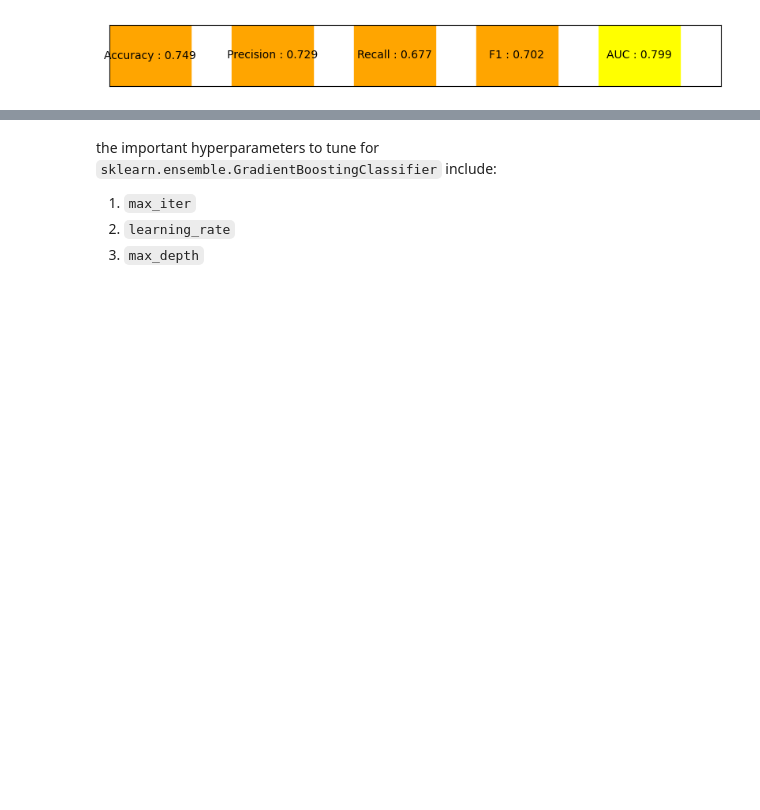
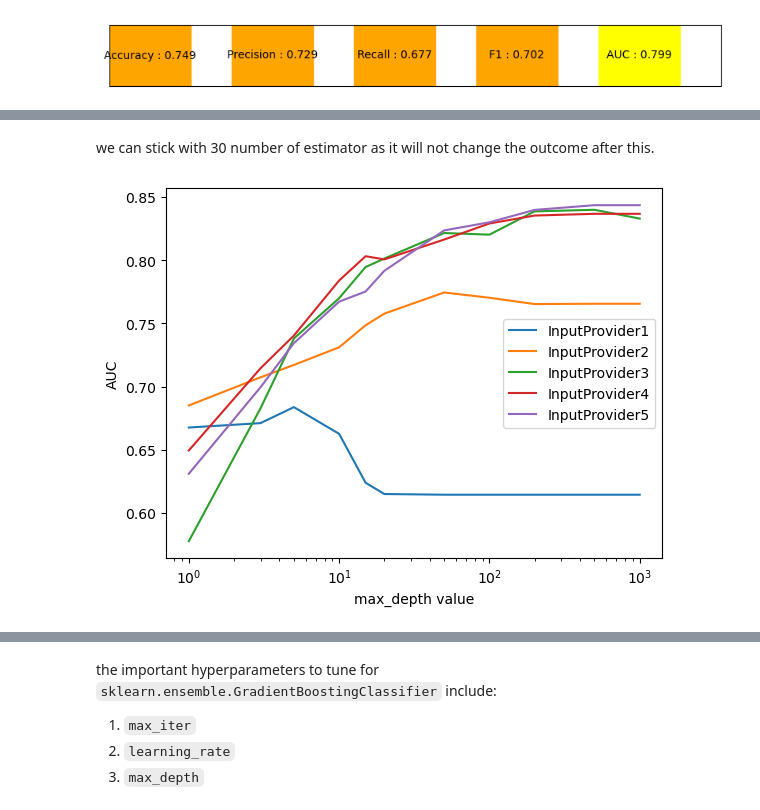
Before and after one commit to shayansm2/kaggle-playground, a Jupyter notebook: nlp-getting-started/hyper-parameter.ipynb, the cells around one changed output, grey strips where cells are left out. Cells and saved outputs as stored; diff of their text form; code cells hidden in the pictures; blank space fills up the shorter version.

```diff
--- a/nlp-getting-started/hyper-parameter.ipynb
+++ b/nlp-getting-started/hyper-parameter.ipynb
@@ -313,0 +339,25 @@ the important hyperparameters to tune for `sklearn.ensemble.RandomForestClassifi
+# %% [markdown]
+we can stick with 30 number of estimator as it will not change the outcome after this.
+# %%
+performance = dict()
+depths = [1, 3, 5, 10, 15, 20, 50, 100, 200, 500, 1000, None]
+
+for input_provider in input_providers:
+    performance[input_provider.__class__.__name__] = []
+    for depth in depths:
+        metrics = TrainValidationWorkflow(
+            model=RandomForestModel(max_depth=depth, n_estimators=30, random_state=random_state_seed),
+            input_provider=input_provider,
+            df_train=df_train,
+            df_validation=df_validation
+        ).get_metrics_calculator()
+
+        performance[input_provider.__class__.__name__].append(metrics.get_auc())
+# %%
+for key, value in performance.items():
+    plt.semilogx(depths, value, label=key)
+    plt.xlabel('max_depth value')
+    plt.ylabel('AUC')
+    plt.legend()
+# %% [output]
+[figure, added]
```
Also changed, not shown: parts of 12 cells of this notebook, 1 other file.
